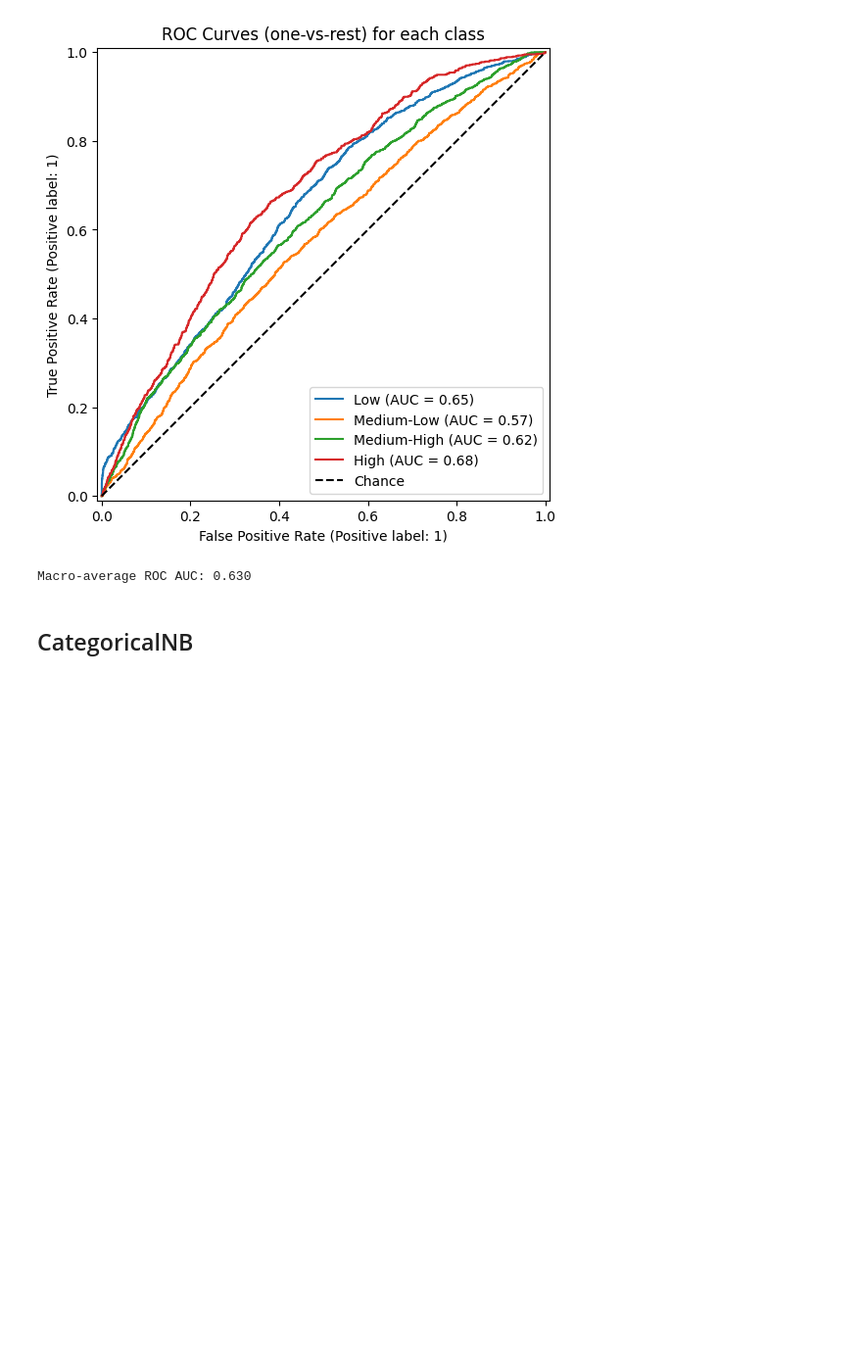
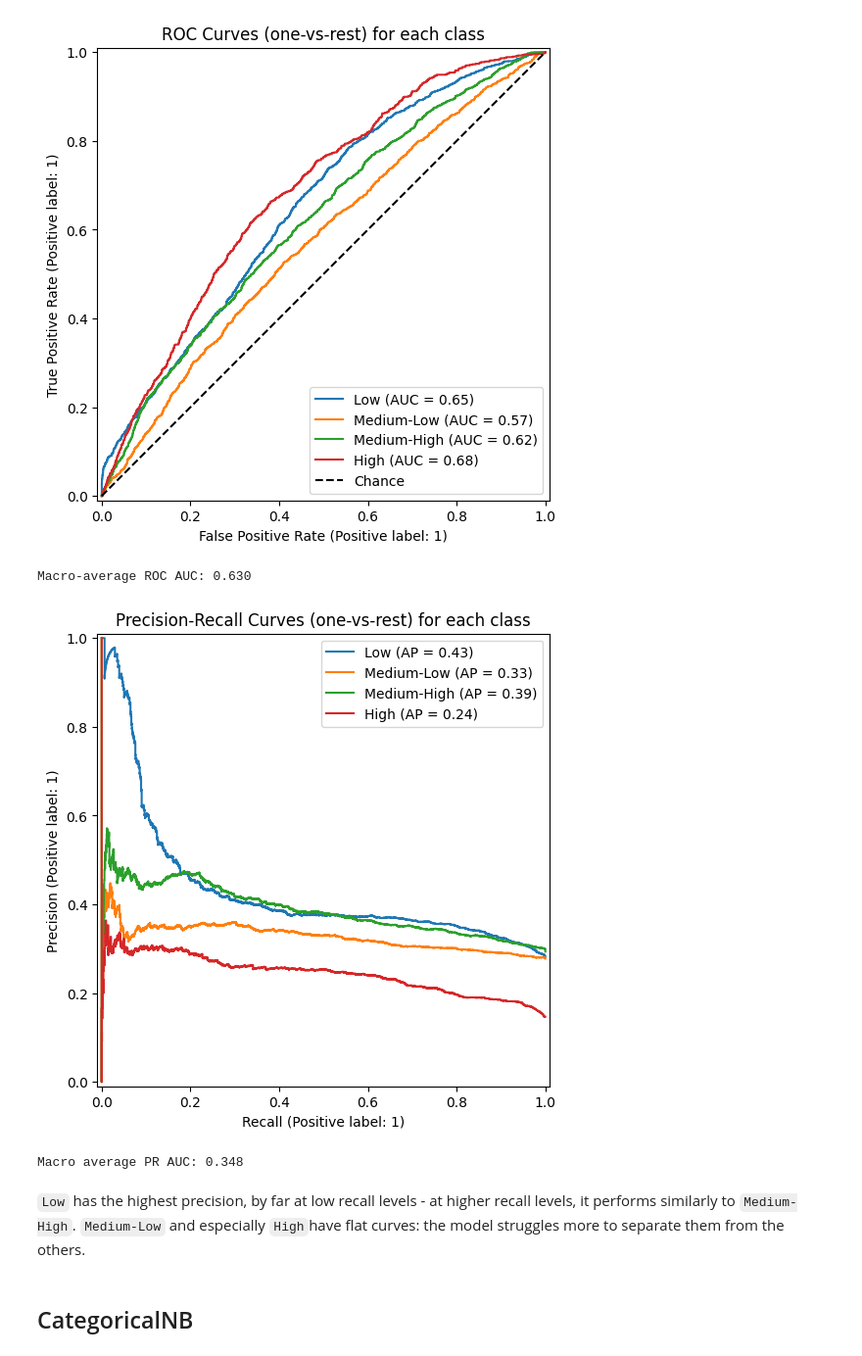
Before and after one commit to g-fabiani4-unipi/dm1_project, a Jupyter notebook: src/naive_bayes.ipynb, the cells around one changed output. Shown at 98% size. Saved outputs shown, nothing was run; the diff lists cells and outputs as text; code cells hidden in the pictures; blank space fills up the shorter version.

```diff
--- a/src/naive_bayes.ipynb
+++ b/src/naive_bayes.ipynb
@@ -731,6 +772,26 @@ print(f"Macro-average ROC AUC: {auc_score:.3f}")
 # %% [output]
 [figure]
 Macro-average ROC AUC: 0.630
+# %%
+plt.figure(figsize=(8, 6))
+for i, class_label in zip(range(len(classes)), class_labels):
+    PrecisionRecallDisplay.from_predictions(
+        y_test_bin[:, i],
+        y_score[:, i],
+        name=f"{class_label}",
+        ax=plt.gca()
+    )
+
+plt.legend()
+plt.title("Precision-Recall Curves (one-vs-rest) for each class")
+plt.show()
+
+print(f"Macro average PR AUC: {average_precision_score(y_test_bin, y_score, average='macro'):.3f}")
+# %% [output]
+[figure, added]
+Macro average PR AUC: 0.348
+# %% [markdown]
+`Low` has the highest precision, by far at low recall levels - at higher recall levels, it performs similarly to `Medium-High`. `Medium-Low` and especially `High`have flat curves: the model struggles more to separate them from the others.
 # %% [markdown]
 ## CategoricalNB
 # %%
```
Also changed, not shown: parts of 12 cells of this notebook, 1 other file.
